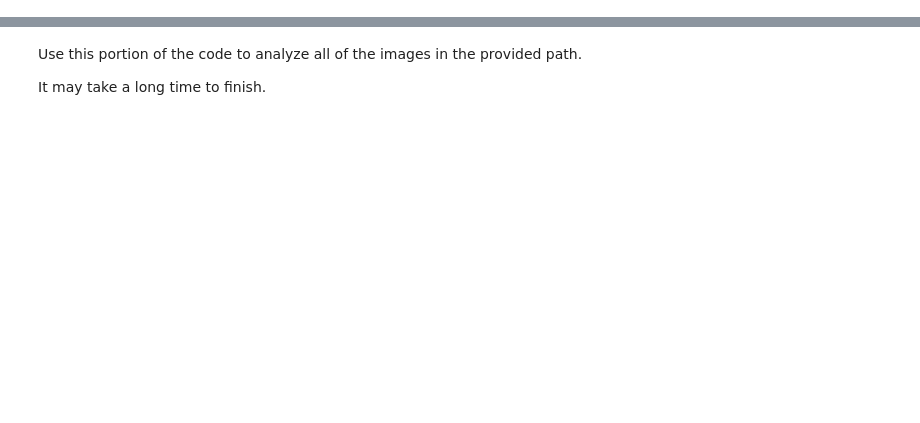
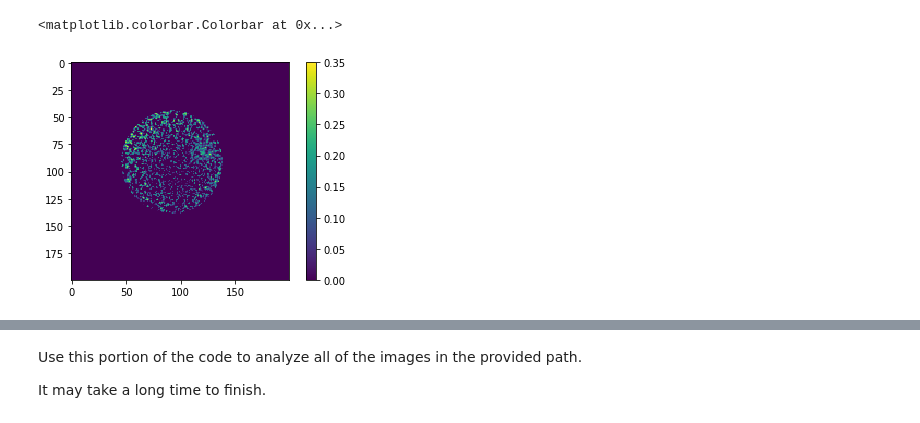
Before and after one commit to JorgeRV/ecoli-spatial-correlation, a Jupyter notebook: Fractal_Analysis.ipynb, the cells around one changed output, grey strips where cells are left out. Cells and saved outputs as stored; diff of their text form; code cells hidden in the pictures; blank space fills up the shorter version.

```diff
--- a/Fractal_Analysis.ipynb
+++ b/Fractal_Analysis.ipynb
@@ -136,0 +90,9 @@ Number of pixels found: 2917
+# %%
+ng_image2 = ng_image - 0.65
+ng_image2[ng_image2 < 0] = 0
+
+plt.imshow(ng_image2)
+plt.colorbar()
+# %% [output]
+<matplotlib.colorbar.Colorbar at 0x...>
+[figure, added]
```
Also changed, not shown: parts of 18 cells of this notebook, 2 other files.
